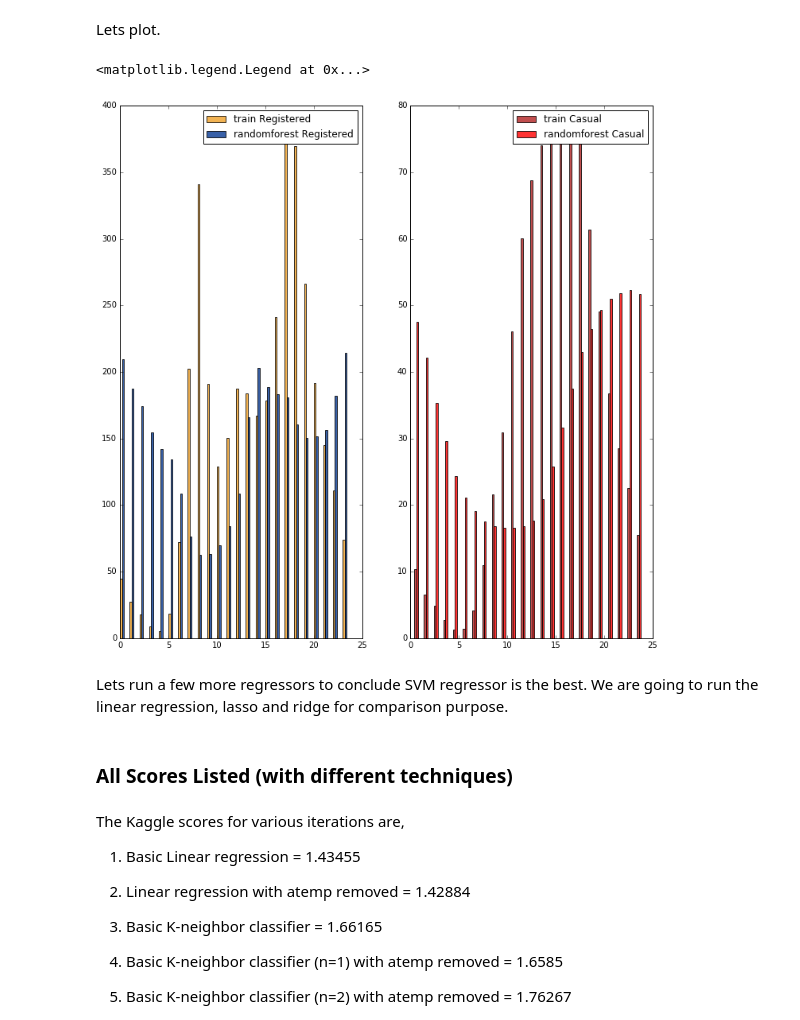
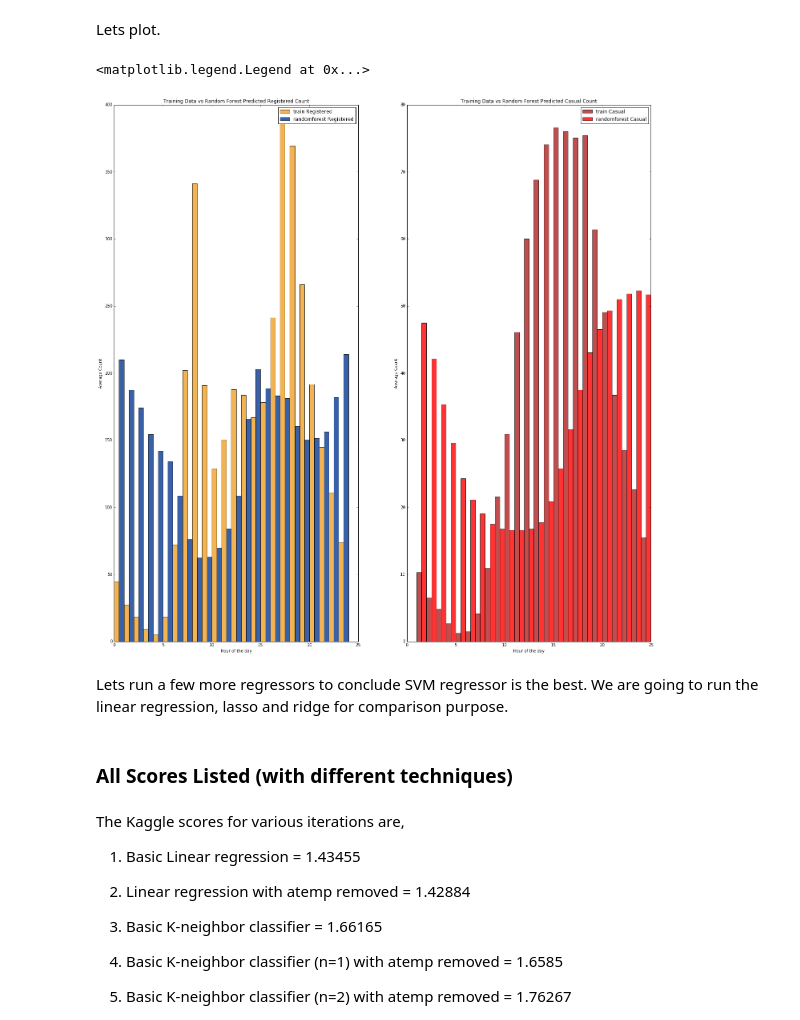
Before and after one commit to MadisonJMyers/W207, a Jupyter notebook: w207_project.ipynb, the cells around one changed output. Cells and saved outputs as stored; diff of their text form; code cells hidden in the pictures.

```diff
--- a/w207_project.ipynb
+++ b/w207_project.ipynb
@@ -1453,9 +1445,9 @@ def summarize(preds):
     return averages
 
 
-plt.figure(figsize=(12,12))
+plt.figure(figsize=(24,24))
 plt.xlim(0,24)
-bar_width = 0.2
+bar_width = 0.5
 opacity = 0.8
 
 def width_adjust(x):
@@ -1468,39 +1460,47 @@ def width_adjust(x):
 #One for registered and another for casual so that we can see how our prediction follows the training set.
 
 fig1 = plt.subplot(121)
+fig1.set_title('Training Data vs Random Forest Predicted Registered Count')
+fig1.set_xlabel('Hour of the day')
+fig1.set_ylabel('Average Count')
 
 bars_train_reg = fig1.bar(set(hour), summarize(conv_train_data[:,-2]), bar_width,
                  alpha=opacity,
                  color='#efa028',
                  label='train Registered')
 
 bars_rf_reg = fig1.bar(width_adjust(1*bar_width), summarize(results_registered), bar_width,
                  alpha=opacity,
                  color='#073a93',
                  label='randomforest Registered')
 
 
 fig1.legend()
 
 fig2 = plt.subplot(122)
+fig2.set_title('Training Data vs Random Forest Predicted Casual Count')
+fig2.set_xlabel('Hour of the day')
+fig2.set_ylabel('Average Count')
 
 bars_train_cas = fig2.bar(width_adjust(2*bar_width), summarize(conv_train_data[:,-3]), bar_width,
                  alpha=opacity,
                  color='#B22222',
                  label='train Casual')
 
 bars_rf_cas = fig2.bar(width_adjust(3*bar_width), summarize(results_casual), bar_width,
                  alpha=opacity,
                  color='#FF0000',
                  label='randomforest Casual')
 
 fig2.legend()
 # %% [output]
 <matplotlib.legend.Legend at 0x...>
-[figure, old version]
+[figure, new version]
 # %% [markdown]
 Lets run a few more regressors to conclude SVM regressor is the best.
 We are going to run the linear regression, lasso and ridge for comparison purpose.
+# %% [markdown]
+### All Scores Listed (with different techniques)
 # %%
 rdg= linear_model.Ridge (alpha = .5)
 clf = rdg.fit(qrt_train_data,
@@ -1575,8 +1575,6 @@ for pp in results:
 
 test_lab_f.close()
 # 1.05687
-# %% [markdown]
-### All Scores Listed (with different techniques)
 # %%
 lr = LinearRegression(fit_intercept=True)
 # Count is the output for which the input is trained
```
Also changed, not shown: parts of 10 cells of this notebook.
